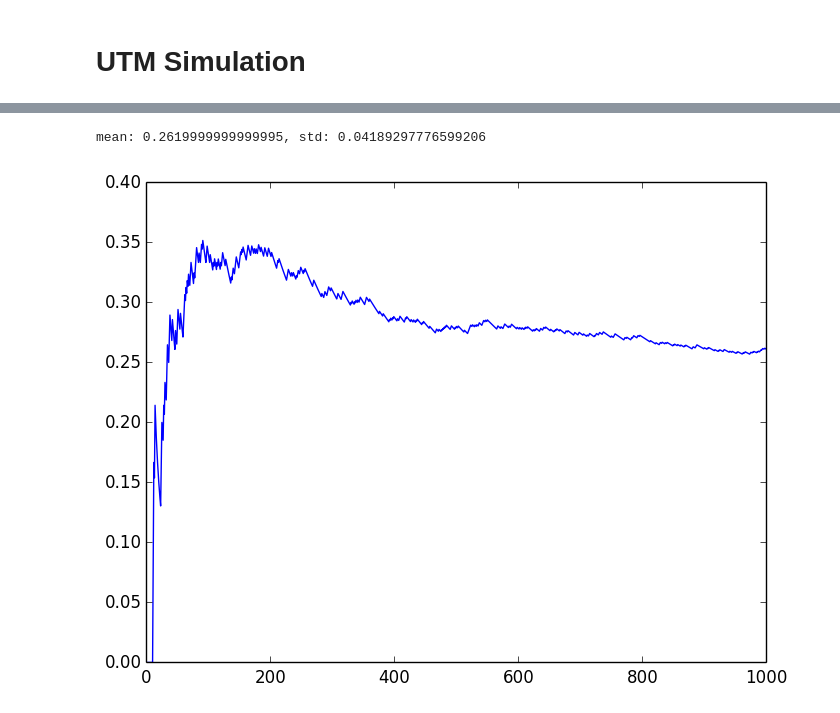
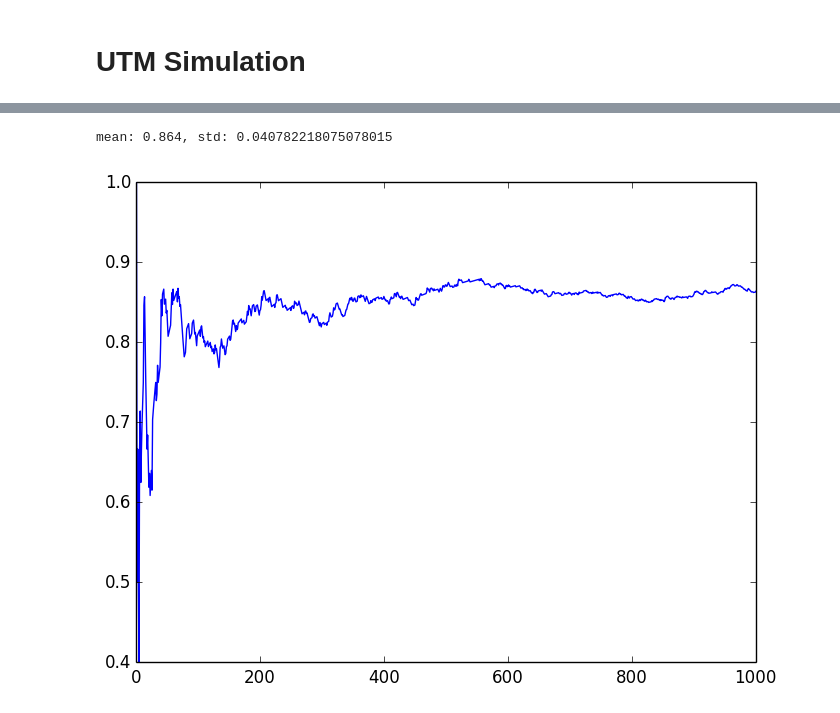
Before and after one commit to neosado/UTM, a Jupyter notebook: UTMScenario.ipynb, the cells around one changed output, grey strips where cells are left out. Drawn from its saved outputs; the diff is of its cells as text; code cells hidden in the pictures.

```diff
--- a/UTMScenario.ipynb
+++ b/UTMScenario.ipynb
@@ -91,23 +95,26 @@ include("simScenario.jl")
 # %%
 using PyPlot
 
+function simulation(model, localization, bCAS)
 
-srand(uint(time()))
-sc = generateScenario(localization = :deadreckoning)
+    srand(uint(time()))
 
-N = 1000
+    sc = generateScenario(model, localization = localization, bCAS = bCAS)
 
-va = zeros(N)
-y = 0.
+    N = 1000
 
-for i = 1:N
-    x = simulate(sc)
-    y += (x - y) / i
-    va[i] = y
-    #println(x, " ", y)
+    va = zeros(N)
+    y = 0.
+
+    for i = 1:N
+        x = simulate(sc)
+        y += (x - y) / i
+        va[i] = y
+        #println(x, " ", y)
+    end
+
+    println("mean: ", va[end], ", std: ", std(va))
+    plot(1:N, va)
 end
 
-println("mean: ", va[end], ", std: ", std(va))
-plot(1:N, va)
-
 ;
@@ -143,26 +121,5 @@ mean: 1.0299999999999991, std: 0.04165150932086386
-# %%
-using PyPlot
-
-
-srand(uint(time()))
-sc = generateScenario(localization = :radiolocation, bCAS = true)
-
-N = 1000
-
-va = zeros(N)
-y = 0.
-
-for i = 1:N
-    x = simulate(sc)
-    y += (x - y) / i
-    va[i] = y
-    #println(x, " ", y)
-end
-
-println("mean: ", va[end], ", std: ", std(va))
-plot(1:N, va)
-
-;
-# %% [output]
-mean: 0.2619999999999995, std: 0.04189297776599206
-[figure, removed]
+# %%
+simulation("m1.0", :deadreckoning, false);
+# %% [output]
+mean: 0.864, std: 0.040782218075078015
+[figure, added]
```
Also changed, not shown: parts of 6 cells of this notebook.
